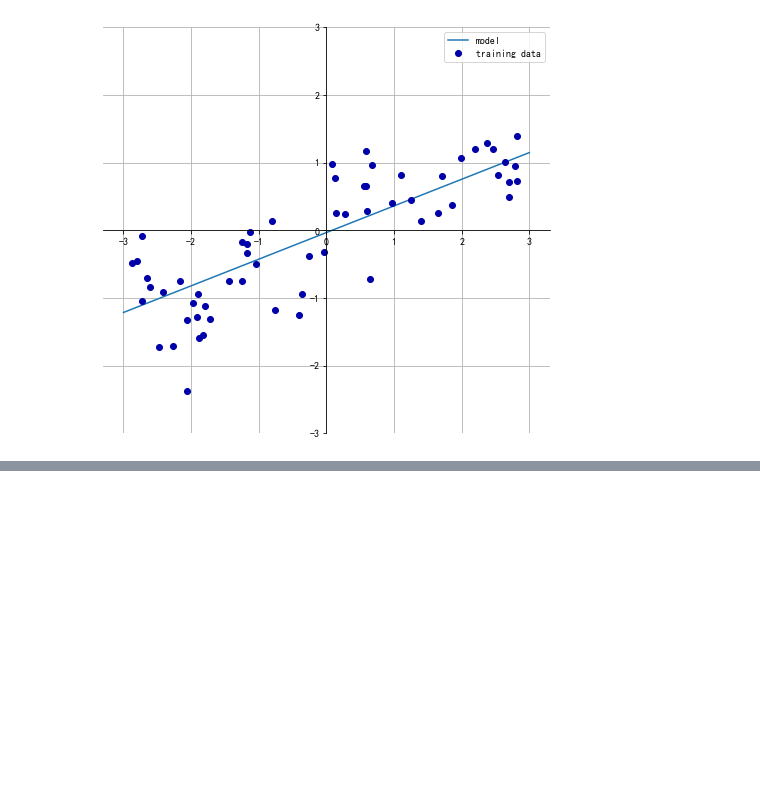
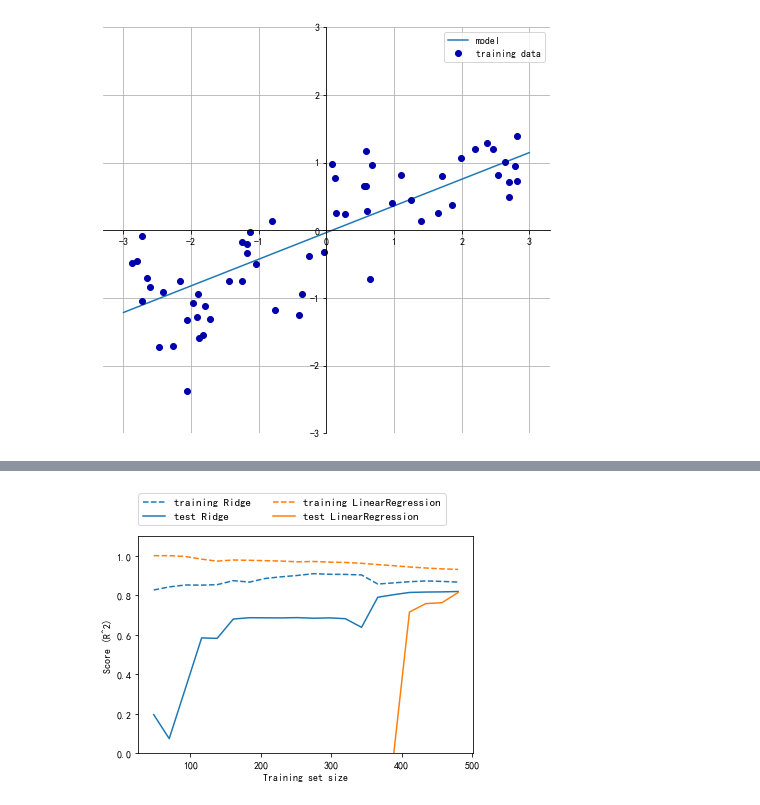
Before and after one commit to BlankSpacePlus/python-scikit-learn, a Jupyter notebook: src/监督学习-概述.ipynb, the cells around one changed output, grey strips where cells are left out. Drawn from its saved outputs; the diff is of its cells as text; code cells hidden in the pictures; blank space fills up the shorter version.

```diff
--- a/src/监督学习-概述.ipynb
+++ b/src/监督学习-概述.ipynb
@@ -189,3 +199,29 @@ mglearn.plots.plot_linear_regression_wave()
 # %% [output]
 w[0]: 0.393906  b: -0.031804
 [figure]
+# %%
+# scikit-learn训练线性回归
+x, y = mglearn.datasets.make_wave(n_samples=60)
+x_train, x_test, y_train, y_test = train_test_split(x, y, random_state=42)
+
+lr = LinearRegression().fit(x_train, y_train)
+
+# scikit-learn总是将训练数据中得到的值保存在以下划线结尾的属性中，以区分用户设置的参数
+# 斜率
+print("斜率：{}".format(lr.coef_))
+# 截距
+print("截距：{}".format(lr.intercept_))
+
+# 查看训练集和测试集的性能 发现R^2不是很好，且训练集和测试集非常接近（很可能欠拟合）
+print("Training set score: {:.2f}".format(lr.score(x_train, y_train)))
+print("Test set score: {:.2f}".format(lr.score(x_test, y_test)))
+
+# 调整参数
+x, y = mglearn.datasets.load_extended_boston()
+x_train, x_test, y_train, y_test = train_test_split(x, y, random_state=0)
+
+lr = LinearRegression().fit(x_train, y_train)
+
+# 训练集和测试集性能差距过大（很可能过拟合）
+print("Training set score: {:.2f}".format(lr.score(x_train, y_train)))
+print("Test set score: {:.2f}".format(lr.score(x_test, y_test)))
@@ -191,0 +272,5 @@ w[0]: 0.393906  b: -0.031804
+# %%
+# 对波士顿房价做二次抽样，并在数据量逐渐增加的子数据集上分别对LinearRegression和Ridge(alpha=1)两个模型对比，绘制学习曲线
+mglearn.plots.plot_ridge_n_samples()
+# %% [output]
+[figure, added]
```
Also changed, not shown: parts of 13 cells of this notebook, 50 other files.
